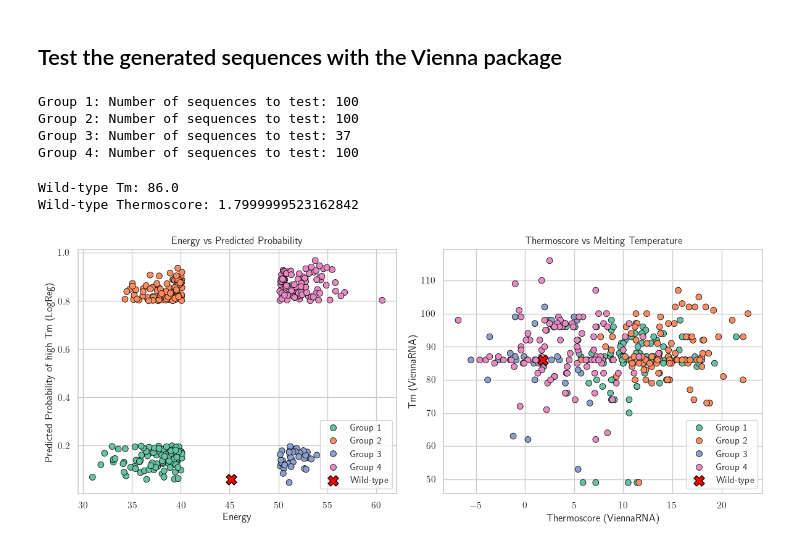
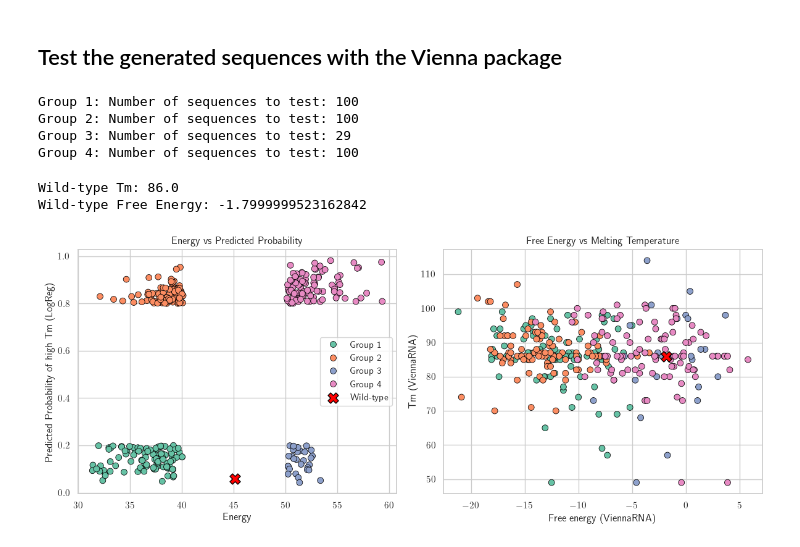
Before and after one commit to spqb/thermostable-ribozymes, a Jupyter notebook: notebooks/analysis_tRNA_bmDCA.ipynb, the cells around one changed output. Cells and saved outputs as stored; diff of their text form; code cells hidden in the pictures.

```diff
--- a/notebooks/analysis_tRNA_bmDCA.ipynb
+++ b/notebooks/analysis_tRNA_bmDCA.ipynb
@@ -440,13 +520,14 @@ for i, mask in enumerate([mask1, mask2, mask3, mask4]):
     energies_group = energies_group[distances_sorted_indices]
 
     test_sequences = samples_group.argmax(dim=-1).cpu().numpy()
-    Tm_group = compute_Tm(test_sequences, tmin=0, tmax=150, tinc=1, processes=10, chunksize=20)
-    thermoscores_group = compute_thermoscore(dot_bracket_structure, test_sequences)
-    thermoscores_group = np.array(thermoscores_group)
+    Tm_group = compute_Tm(test_sequences, tmin=0, tmax=150, tinc=1, processes=20, chunksize=5)
+    #Tm_group = compute_Tm(test_sequences, tmin=0, tmax=150, tinc=1)
+    free_energies_group = compute_free_energy(dot_bracket_structure, test_sequences)
+    free_energies_group = np.array(free_energies_group)
     df_temp = pd.DataFrame({
         "Group": [f"Group {i+1}"] * num_test,
         "Tm (ViennaRNA)": Tm_group,
-        "Thermoscore (ViennaRNA)": thermoscores_group,
+        "Free Energy (ViennaRNA)": free_energies_group,
         "Predicted Probability (LR)": prob_group,
         "Distance": distances_group,
         "Energy": energies_group,
@@ -455,16 +536,16 @@ for i, mask in enumerate([mask1, mask2, mask3, mask4]):
 # %% [output]
 Group 1: Number of sequences to test: 100
 Group 2: Number of sequences to test: 100
-Group 3: Number of sequences to test: 37
+Group 3: Number of sequences to test: 29
 Group 4: Number of sequences to test: 100
 # %%
 Tm_wt = compute_Tm(wt.argmax(dim=-1).cpu().numpy().reshape(1, -1), tmin=0, tmax=150, tinc=1)[0]
-thermoscore_wt = compute_thermoscore(dot_bracket_structure, [wt.argmax(dim=-1).cpu().numpy()])[0]
+free_energy_wt = compute_free_energy(dot_bracket_structure, [wt.argmax(dim=-1).cpu().numpy()])[0]
 print(f"Wild-type Tm: {Tm_wt}")
-print(f"Wild-type Thermoscore: {thermoscore_wt}")
+print(f"Wild-type Free Energy: {free_energy_wt}")
 # %% [output]
 Wild-type Tm: 86.0
-Wild-type Thermoscore: 1.7999999523162842
+Wild-type Free Energy: -1.7999999523162842
 # %%
 # figure with 2 axes: energy vs probability, thermoscore vs Tm
 import seaborn as sns
@@ -475,39 +556,40 @@ ax = ax.flatten()
 
 sns.scatterplot(
     data=df_results,
     x="Energy",
     y="Predicted Probability (LR)",
     hue="Group",
     palette="Set2",
     alpha=1.0,
     edgecolor='black',
     s=50,
     ax=ax[0]
 )
 ax[0].scatter(energy_wt, labels_pred_wt, color='red', s=150, edgecolor='black', label='Wild-type', marker='X')
 ax[0].set_ylabel("Predicted Probability of high Tm (LogReg)")
 ax[0].legend()
 ax[0].set_title("Energy vs Predicted Probability")
 
 sns.scatterplot(
     data=df_results,
     y="Tm (ViennaRNA)",
-    x="Thermoscore (ViennaRNA)",
+    x="Free Energy (ViennaRNA)",
     hue="Group",
     palette="Set2",
     alpha=1.0,
     edgecolor='black',
     s=50,
     ax=ax[1]
 )
-ax[1].scatter(thermoscore_wt, Tm_wt, color='red', s=150, edgecolor='black', label='Wild-type', marker='X')
-ax[1].set_xlabel("Thermoscore (ViennaRNA)")
-ax[1].legend()
-ax[1].set_title("Thermoscore vs Melting Temperature")
+ax[1].scatter(free_energy_wt, Tm_wt, color='red', s=150, edgecolor='black', label='Wild-type', marker='X')
+ax[1].set_xlabel("Free energy (ViennaRNA)")
+ax[1].set_title("Free Energy vs Melting Temperature")
+# turn off legend for ax[1]
+ax[1].legend().set_visible(False)
 
 plt.tight_layout()
 # %% [output]
-[figure, old version]
+[figure, new version]
 # %%
 # Show histograms of Tm and Thermoscore for the 4 groups
 fig, ax = plt.subplots(1, 2, figsize=(12, 5), dpi=100)
```
Also changed, not shown: parts of 24 cells of this notebook, 6 other files.
